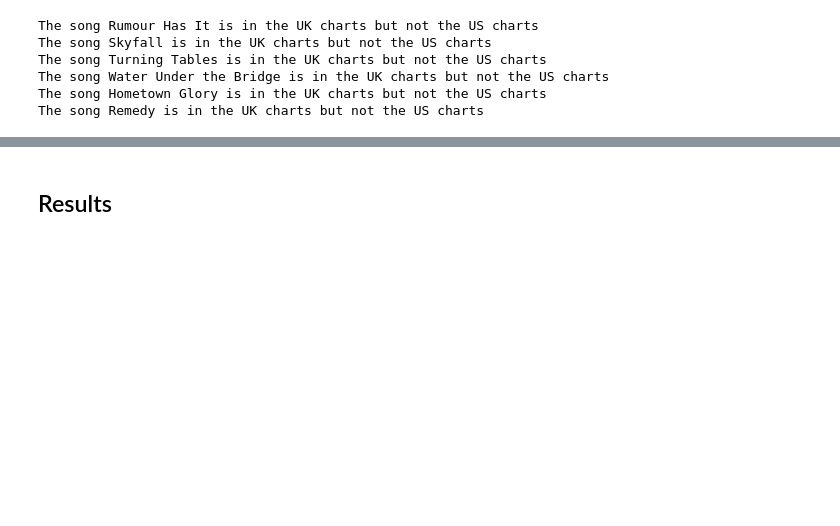
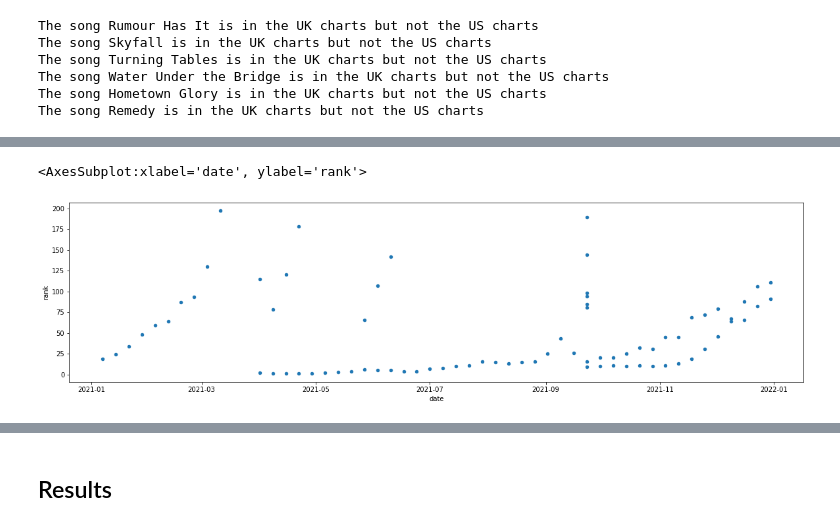
Before and after one commit to spurthirallapalli/DH140-FinalProject, a Jupyter notebook: FinalProject/FinalProject.ipynb, the cells around one changed output, grey strips where cells are left out. Saved outputs shown, nothing was run; the diff lists cells and outputs as text; code cells hidden in the pictures; blank space fills up the shorter version.

```diff
--- a/FinalProject/FinalProject.ipynb
+++ b/FinalProject/FinalProject.ipynb
@@ -464,0 +544,5 @@ The song Remedy is in the UK charts but not the US charts
+# %%
+lilnasxUK.plot(kind='scatter', x='date', y='rank', figsize=(20,5))
+# %% [output]
+<AxesSubplot:xlabel='date', ylabel='rank'>
+[figure, added]
```
Also changed, not shown: parts of 10 cells of this notebook.
